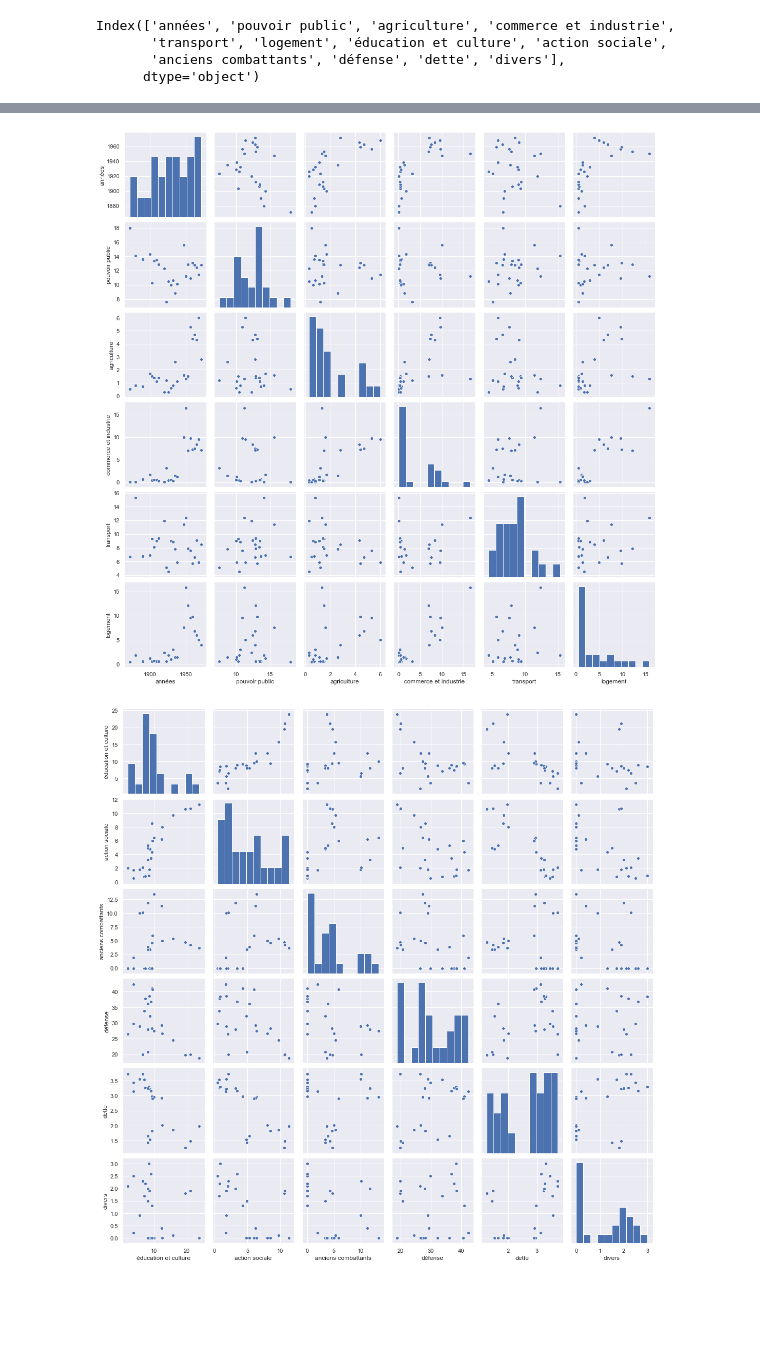
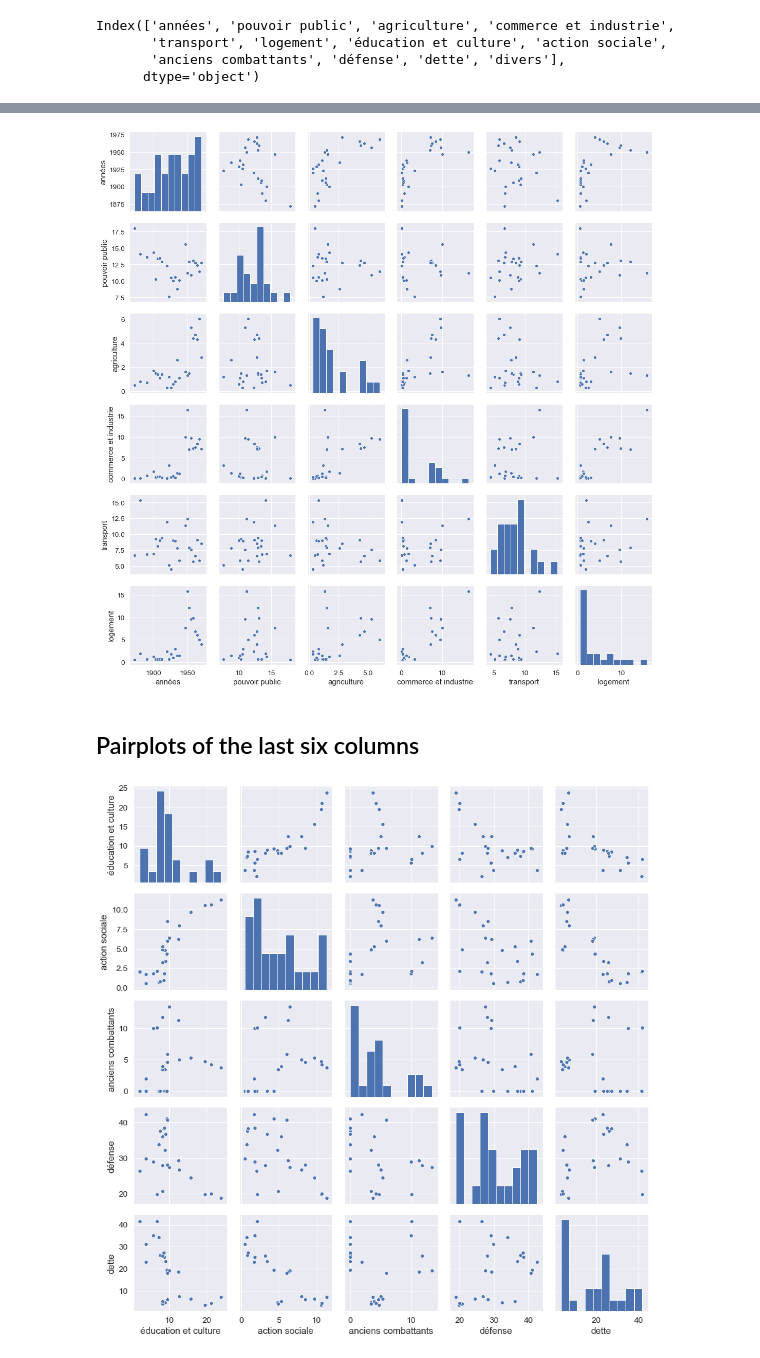
Before and after one commit to ephraim-amz/GovernmentExpensesAnalysis, a Jupyter notebook: ExpensesNotebook.ipynb, the cells around one changed output, grey strips where cells are left out. Saved outputs shown, nothing was run; the diff lists cells and outputs as text; code cells hidden in the pictures; blank space fills up the shorter version.

```diff
--- a/ExpensesNotebook.ipynb
+++ b/ExpensesNotebook.ipynb
@@ -182,14 +215,14 @@ plt.show()
 # %%
-sns.set()
 first_six_columns = df.columns[0:6]
 sns.pairplot(df[first_six_columns],height=2.5)
 plt.show()
 # %% [output]
-[figure, old version]
+[figure, new version]
+# %% [markdown]
+## Pairplots of the last six columns
 # %%
-sns.set()
-last_six_columns = df.columns[6:12]
+last_six_columns = df.columns[6:-1]
 sns.pairplot(df[last_six_columns],height=2.5)
 plt.show()
 # %% [output]
-[figure, old version]
+[figure, new version]
```
Also changed, not shown: parts of 34 cells of this notebook.
